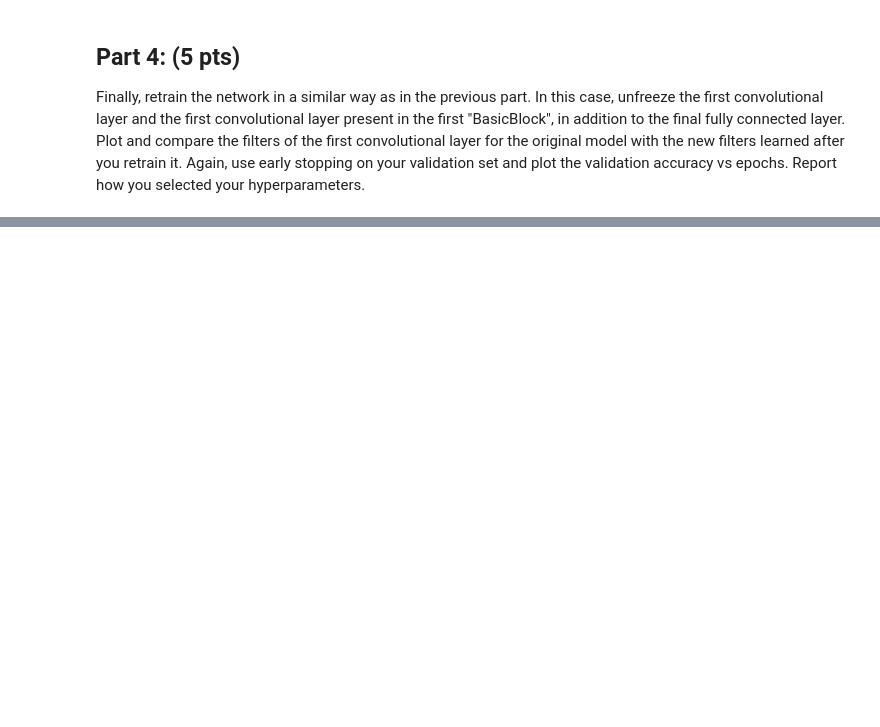
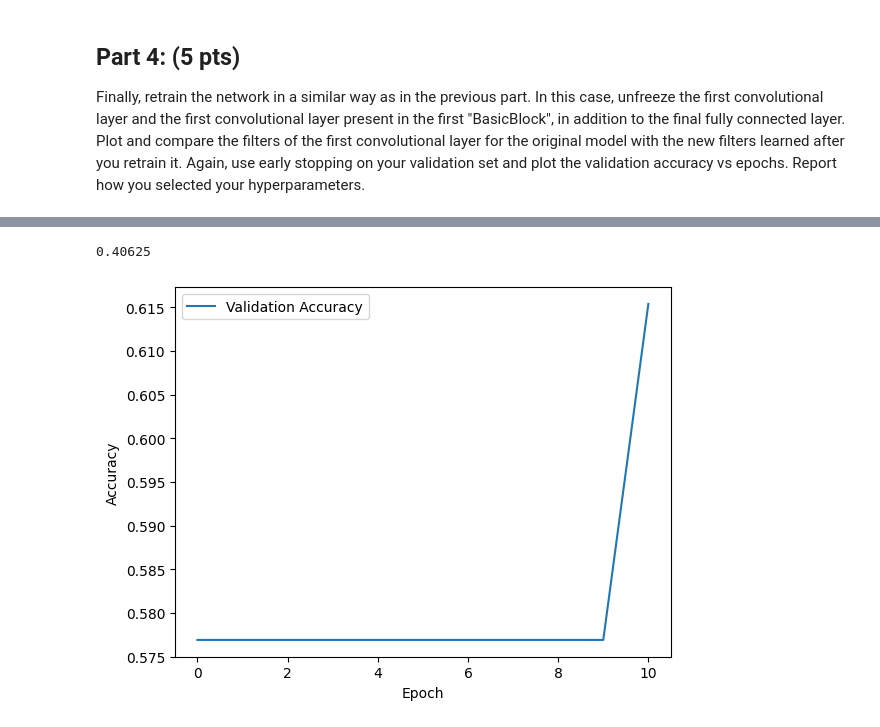
Before and after one commit to Jagardiner97/STAT-6685, a Jupyter notebook: HW4/src/transfer.ipynb, the cells around one changed output, grey strips where cells are left out. Cells and saved outputs as stored; diff of their text form; code cells hidden in the pictures; blank space fills up the shorter version.

```diff
--- a/HW4/src/transfer.ipynb
+++ b/HW4/src/transfer.ipynb
@@ -298,3 +288,10 @@ plt.show()
 # %% [markdown]
 ## Part 4: (5 pts)
 Finally, retrain the network in a similar way as in the previous part. In this case, unfreeze the first convolutional layer and the first convolutional layer present in the first "BasicBlock", in addition to the final fully connected layer. Plot and compare the filters of the first convolutional layer for the original model with the new filters learned after you retrain it. Again, use early stopping on your validation set and plot the validation accuracy vs epochs. Report how you selected your hyperparameters.
+# %%
+# reinitialize the model
+model_unfreeze = torchvision.models.resnet18(weights=ResNet18_Weights.DEFAULT)
+before = model_unfreeze.conv1(train_images[0].unsqueeze(0))[0, 10].detach()
+for param in model_unfreeze.parameters():
+    param.requires_grad = False
+model_unfreeze.fc = torch.nn.Linear(512, 10)
@@ -300,0 +308,18 @@ Finally, retrain the network in a similar way as in the previous part. In this c
+# %%
+# create the skorch NeuralNetClassifier with EarlyStopping
+unfrozen_net = NeuralNetClassifier(
+    model_unfreeze,
+    criterion=torch.nn.CrossEntropyLoss,
+    optimizer=torch.optim.SGD,
+    batch_size=128,
+    max_epochs=100,
+    callbacks=[EarlyStopping(patience=10)],
+    lr=0.005,
+    optimizer__momentum=0.9,
+    device=device
+)
+
+# fit and test the model
+unfrozen_net.fit(train_images, train_labels)
+test_accuracy_unfreeze = unfrozen_net.score(test_images, test_labels)
+print("Test Accuracy:", test_accuracy_unfreeze)
@@ -300,0 +344,10 @@ Finally, retrain the network in a similar way as in the previous part. In this c
+# %%
+grid = {
+    'lr': [0.01, 0.005, 0.001],
+    'optimizer__momentum': [0.75, 0.9, 1],
+}
+gs_unfreeze = GridSearchCV(unfrozen_net, grid, refit=True, cv=4, scoring='accuracy')
+
+# Fit the best model and report best score and parameters
+gs_unfreeze.fit(train_images, train_labels)
+print(gs_unfreeze.best_score_, gs_unfreeze.best_params_)
@@ -300,0 +372,16 @@ Finally, retrain the network in a similar way as in the previous part. In this c
+# %%
+gs.best_estimator_.score(test_images, test_labels)
+# %% [output]
+0.40625
+# %%
+# Plot the validation accuracy vs epoch
+history = gs_unfreeze.best_estimator_.history
+plt.figure()
+#plt.plot(history[:, 'train_loss'], label='Training Loss')
+plt.plot(history[:, 'valid_acc'], label='Validation Accuracy')
+plt.xlabel('Epoch')
+plt.ylabel('Accuracy')
+plt.legend()
+plt.show()
+# %% [output]
+[figure, added]
```
Also changed, not shown: parts of 13 cells of this notebook, 1 other file.
